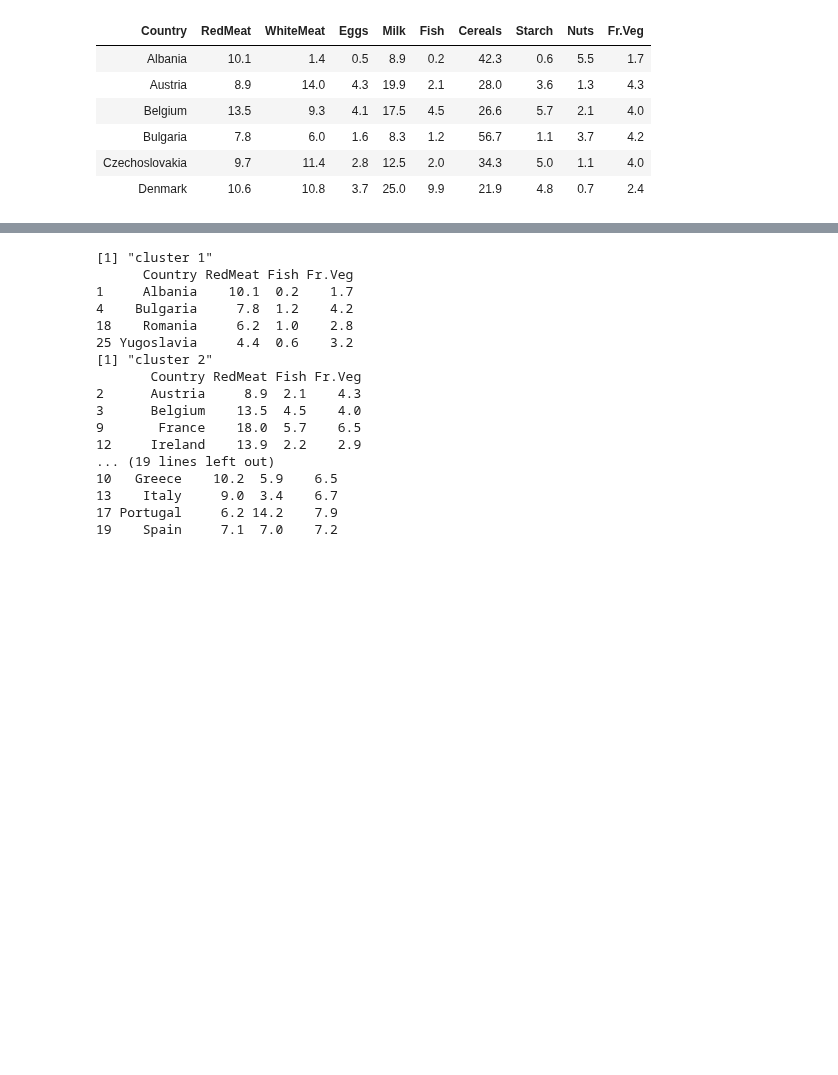
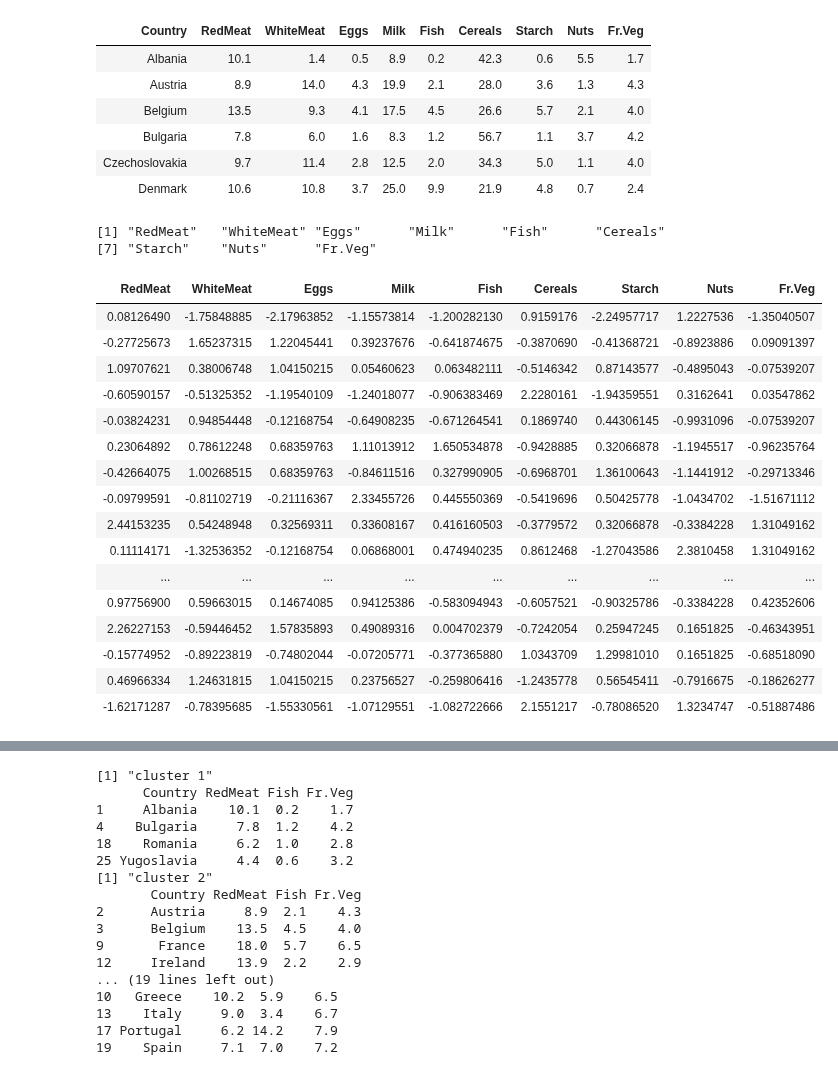
Before and after one commit to valdeanda/Time_series_mats, a Jupyter notebook: scripts/ecological.indexR.ipynb, the cells around one changed output, grey strips where cells are left out. Drawn from its saved outputs; the diff is of its cells as text; code cells hidden in the pictures; blank space fills up the shorter version.

```diff
--- a/scripts/ecological.indexR.ipynb
+++ b/scripts/ecological.indexR.ipynb
@@ -567,11 +566,34 @@ head(protein)
 #se all the columns except the first
 #   (Country).
 vars.to.use <- colnames(protein)[-1]
+vars.to.use
+# %% [output]
+[1] "RedMeat"   "WhiteMeat" "Eggs"      "Milk"      "Fish"      "Cereals"
+[7] "Starch"    "Nuts"      "Fr.Veg"
 # %%
 # Scale the data columns to be zero mean
 # and unit variance.
 # The output of scale() is a matricx.
 pmatrix <- scale(protein[,vars.to.use])
+pmatrix
+# %% [output]
+| RedMeat | WhiteMeat | Eggs | Milk | Fish | Cereals | Starch | Nuts | Fr.Veg |
+| 0.08126490 | -1.75848885 | -2.17963852 | -1.15573814 | -1.200282130 | 0.9159176 | -2.24957717 | 1.2227536 | -1.35040507 |
+| -0.27725673 | 1.65237315 | 1.22045441 | 0.39237676 | -0.641874675 | -0.3870690 | -0.41368721 | -0.8923886 | 0.09091397 |
+| 1.09707621 | 0.38006748 | 1.04150215 | 0.05460623 | 0.063482111 | -0.5146342 | 0.87143577 | -0.4895043 | -0.07539207 |
+| -0.60590157 | -0.51325352 | -1.19540109 | -1.24018077 | -0.906383469 | 2.2280161 | -1.94359551 | 0.3162641 | 0.03547862 |
+| -0.03824231 | 0.94854448 | -0.12168754 | -0.64908235 | -0.671264541 | 0.1869740 | 0.44306145 | -0.9931096 | -0.07539207 |
+| 0.23064892 | 0.78612248 | 0.68359763 | 1.11013912 | 1.650534878 | -0.9428885 | 0.32066878 | -1.1945517 | -0.96235764 |
+| -0.42664075 | 1.00268515 | 0.68359763 | -0.84611516 | 0.327990905 | -0.6968701 | 1.36100643 | -1.1441912 | -0.29713346 |
+| -0.09799591 | -0.81102719 | -0.21116367 | 2.33455726 | 0.445550369 | -0.5419696 | 0.50425778 | -1.0434702 | -1.51671112 |
+| 2.44153235 | 0.54248948 | 0.32569311 | 0.33608167 | 0.416160503 | -0.3779572 | 0.32066878 | -0.3384228 | 1.31049162 |
+| 0.11114171 | -1.32536352 | -0.12168754 | 0.06868001 | 0.474940235 | 0.8612468 | -1.27043586 | 2.3810458 | 1.31049162 |
+| ... | ... | ... | ... | ... | ... | ... | ... | ... |
+| 0.97756900 | 0.59663015 | 0.14674085 | 0.94125386 | -0.583094943 | -0.6057521 | -0.90325786 | -0.3384228 | 0.42352606 |
+| 2.26227153 | -0.59446452 | 1.57835893 | 0.49089316 | 0.004702379 | -0.7242054 | 0.25947245 | 0.1651825 | -0.46343951 |
+| -0.15774952 | -0.89223819 | -0.74802044 | -0.07205771 | -0.377365880 | 1.0343709 | 1.29981010 | 0.1651825 | -0.68518090 |
+| 0.46966334 | 1.24631815 | 1.04150215 | 0.23756527 | -0.259806416 | -1.2435778 | 0.56545411 | -0.7916675 | -0.18626277 |
+| -1.62171287 | -0.78395685 | -1.55330561 | -1.07129551 | -1.082722666 | 2.1551217 | -0.78086520 | 1.3234747 | -0.51887486 |
 # %%
 # optionally, store the centers and
 # standard deviations of the original data,
```
Also changed, not shown: parts of 4 cells of this notebook.
